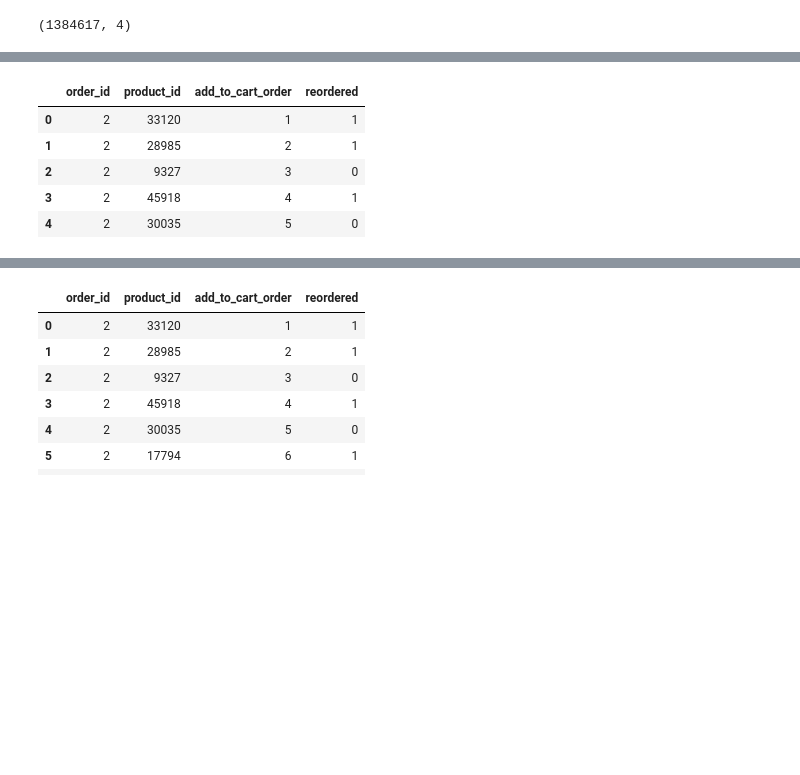
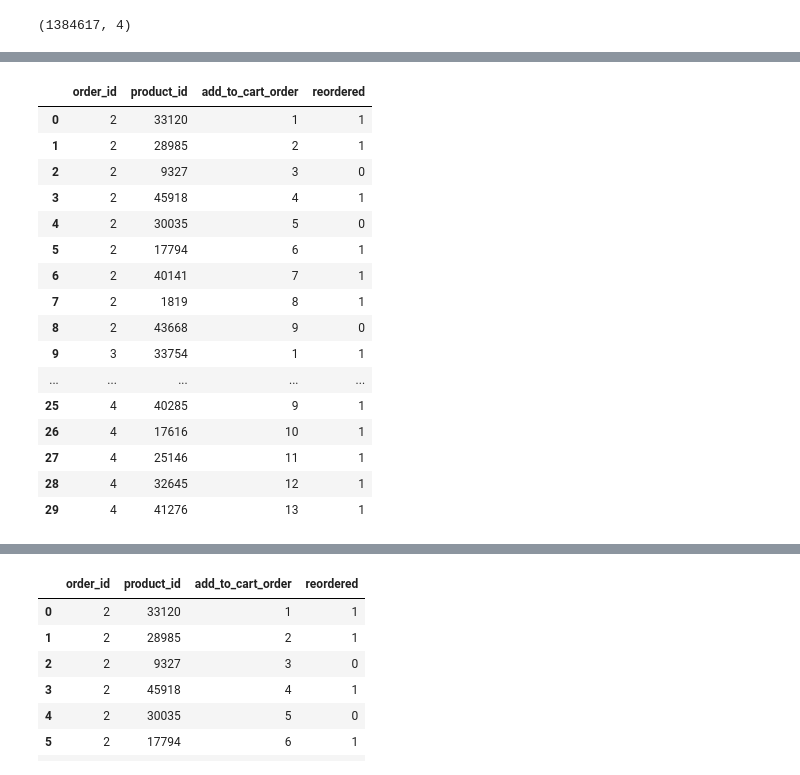
Before and after one commit to AmlanAlok/instacart-2017-project, a Jupyter notebook: 99_ML_Huber.ipynb, the cells around one changed output, grey strips where cells are left out. Drawn from its saved outputs; the diff is of its cells as text; code cells hidden in the pictures; blank space fills up the shorter version.

```diff
--- a/99_ML_Huber.ipynb
+++ b/99_ML_Huber.ipynb
@@ -156,9 +158,20 @@ df_order_products2.shape
 # %%
-df_order_products1.head()
+df_order_products1.head(30)
 # %% [output]
 |  | order_id | product_id | add_to_cart_order | reordered |
 | 0 | 2 | 33120 | 1 | 1 |
 | 1 | 2 | 28985 | 2 | 1 |
 | 2 | 2 | 9327 | 3 | 0 |
 | 3 | 2 | 45918 | 4 | 1 |
 | 4 | 2 | 30035 | 5 | 0 |
+| 5 | 2 | 17794 | 6 | 1 |
+| 6 | 2 | 40141 | 7 | 1 |
+| 7 | 2 | 1819 | 8 | 1 |
+| 8 | 2 | 43668 | 9 | 0 |
+| 9 | 3 | 33754 | 1 | 1 |
+| ... | ... | ... | ... | ... |
+| 25 | 4 | 40285 | 9 | 1 |
+| 26 | 4 | 17616 | 10 | 1 |
+| 27 | 4 | 25146 | 11 | 1 |
+| 28 | 4 | 32645 | 12 | 1 |
+| 29 | 4 | 41276 | 13 | 1 |
```
Also changed, not shown: parts of 20 cells of this notebook.
